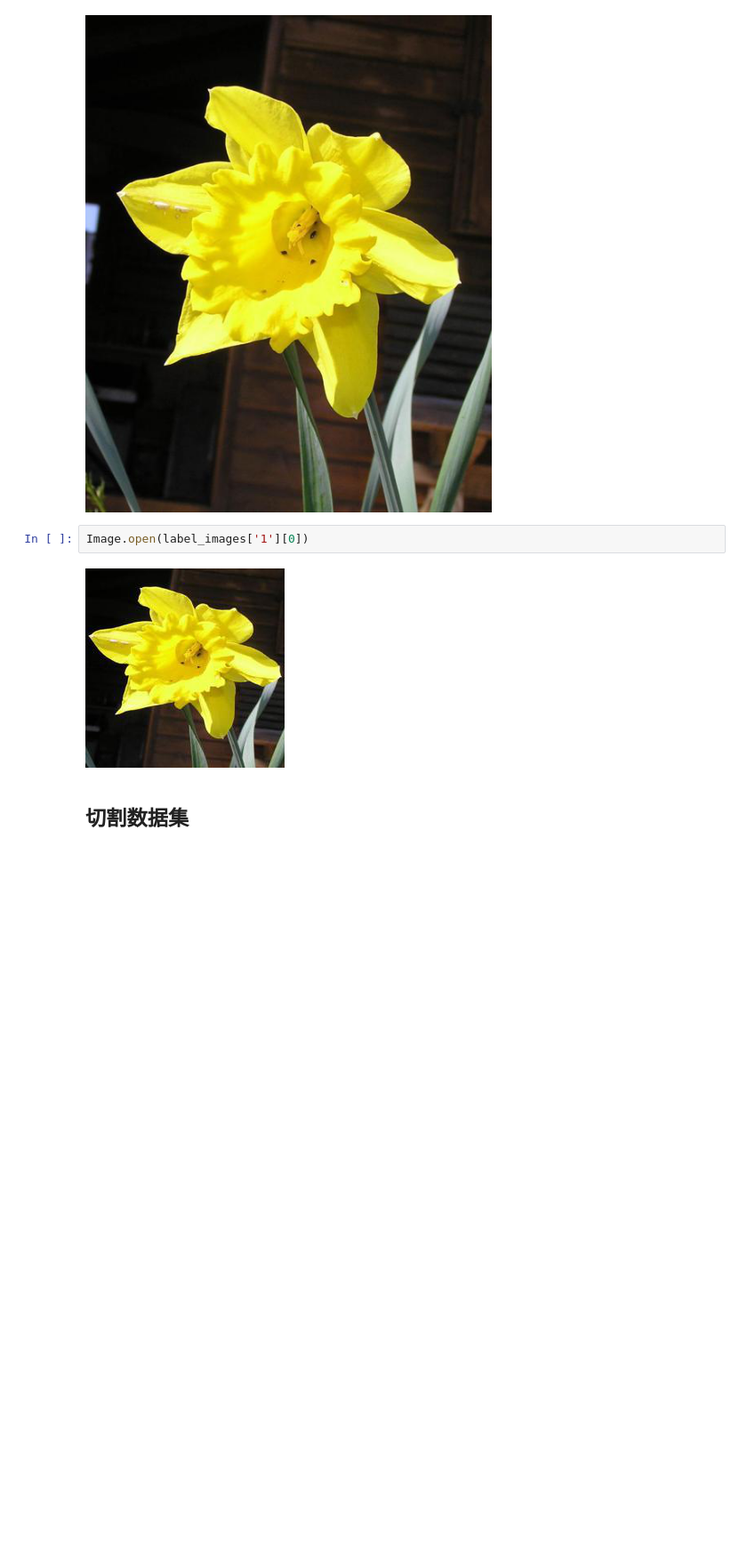
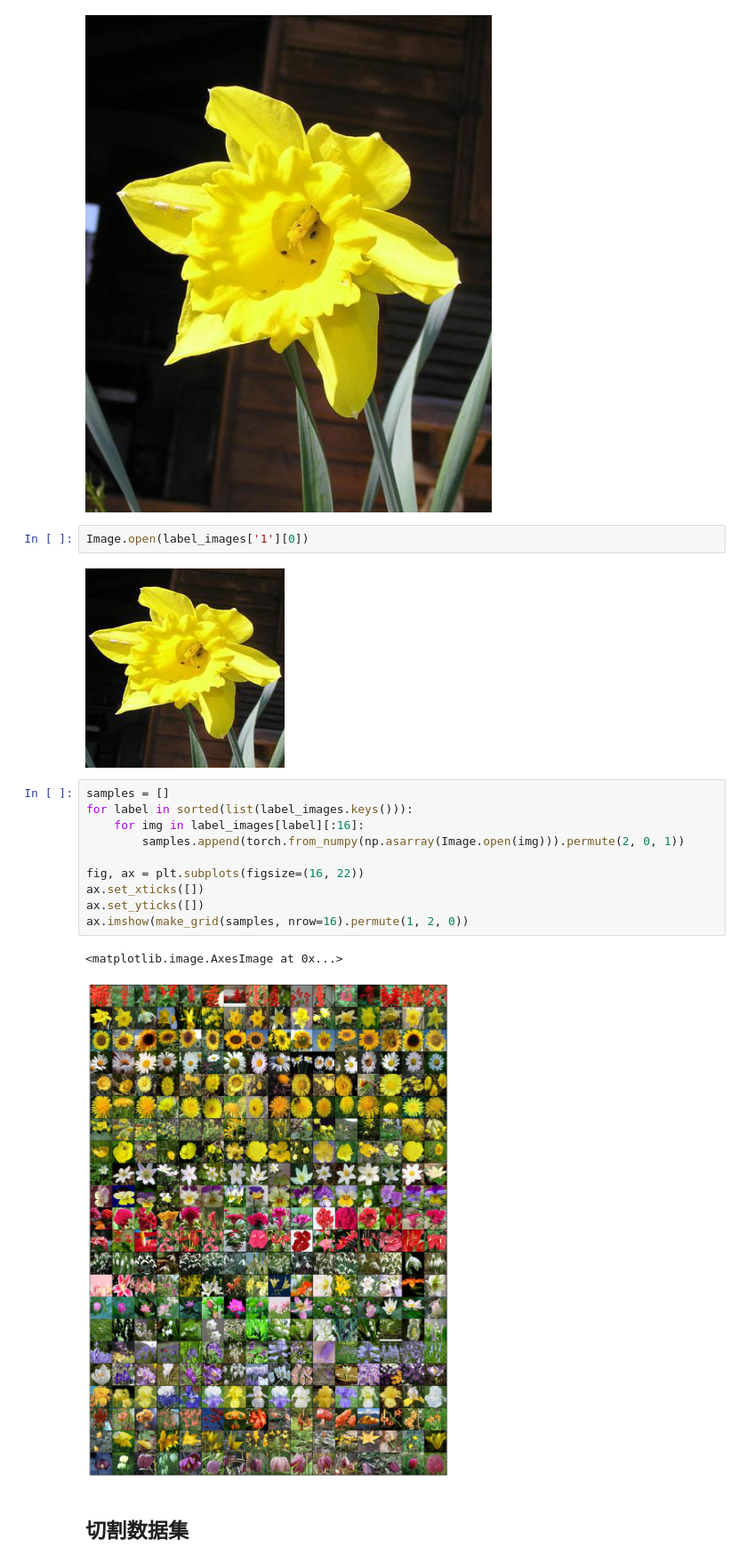
Before and after one commit to qrsforever/hzcsnote, a Jupyter notebook: cv/datasets/rflowers.ipynb, the cells around one changed output. Shown at 89% size. Saved outputs shown, nothing was run; the diff lists cells and outputs as text; blank space fills up the shorter version.

```diff
--- a/cv/datasets/rflowers.ipynb
+++ b/cv/datasets/rflowers.ipynb
@@ -175,6 +178,19 @@ Image.open(label_image_dict['1'][0])
 Image.open(label_images['1'][0])
 # %% [output]
 [figure]
+# %%
+samples = []
+for label in sorted(list(label_images.keys())):
+    for img in label_images[label][:16]:
+        samples.append(torch.from_numpy(np.asarray(Image.open(img))).permute(2, 0, 1))
+
+fig, ax = plt.subplots(figsize=(16, 22))
+ax.set_xticks([])
+ax.set_yticks([])
+ax.imshow(make_grid(samples, nrow=16).permute(1, 2, 0))
+# %% [output]
+<matplotlib.image.AxesImage at 0x...>
+[figure, added]
 # %% [markdown]
 ## 切割数据集
 # %%
```
Also changed, not shown: parts of 3 cells of this notebook, 7 other files.
